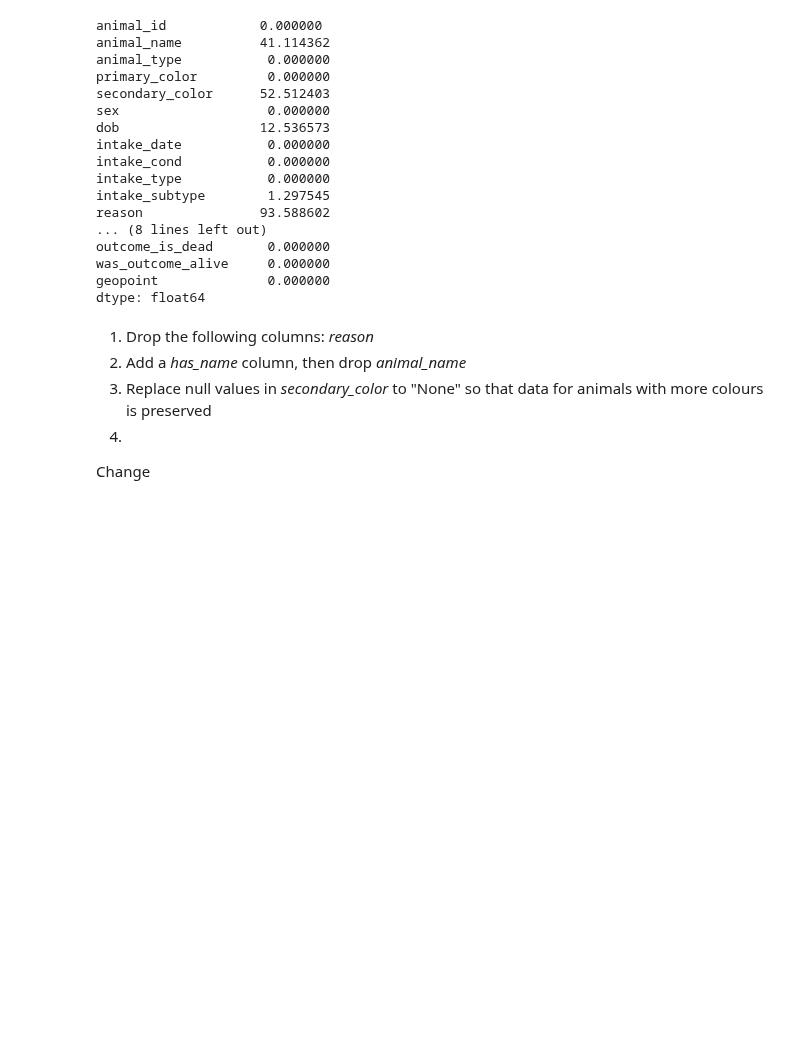
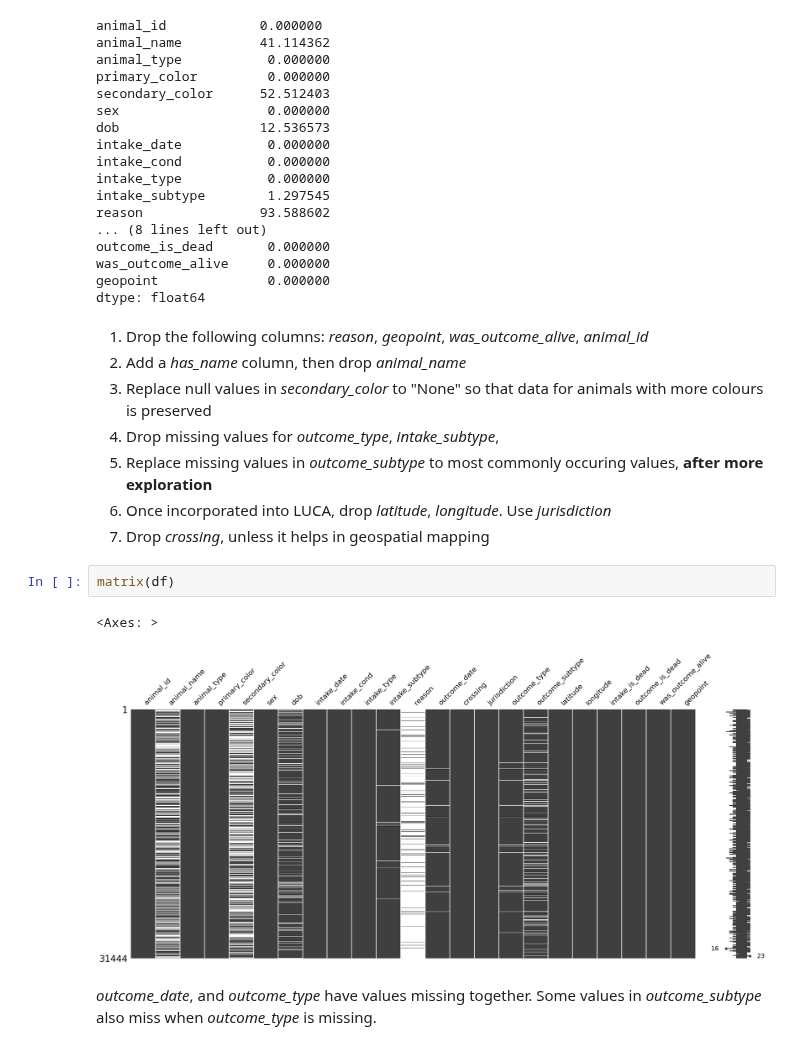
Before and after one commit to atharvavyas1/Lee-paw-faith, a Jupyter notebook: Notebooks/Long Beach EDA.ipynb, the cells around one changed output. Drawn from its saved outputs; the diff is of its cells as text; blank space fills up the shorter version.

Commit message:
Added findings from missing data

```diff
--- a/Notebooks/Long Beach EDA.ipynb
+++ b/Notebooks/Long Beach EDA.ipynb
@@ -253,9 +254,17 @@ was_outcome_alive     0.000000
 geopoint              0.000000
 dtype: float64
 # %% [markdown]
-1. Drop the following columns: *reason*
+1. Drop the following columns: *reason*, *geopoint*, *was_outcome_alive*, *animal_id*
 2. Add a *has_name* column, then drop *animal_name*
 3. Replace null values in *secondary_color* to "None" so that data for animals with more colours is preserved
-4.
-
-Change
+4. Drop missing values for *outcome_type*, *intake_subtype*,
+5. Replace missing values in *outcome_subtype* to most commonly occuring values, **after more exploration**
+6. Once incorporated into LUCA, drop *latitude*, *longitude*. Use *jurisdiction*
+7. Drop *crossing*, unless it helps in geospatial mapping
+# %%
+matrix(df)
+# %% [output]
+<Axes: >
+[figure, added]
+# %% [markdown]
+*outcome_date*, and *outcome_type* have values missing together. Some values in *outcome_subtype* also miss when *outcome_type* is missing.
```
Also changed, not shown: parts of 2 cells of this notebook.
